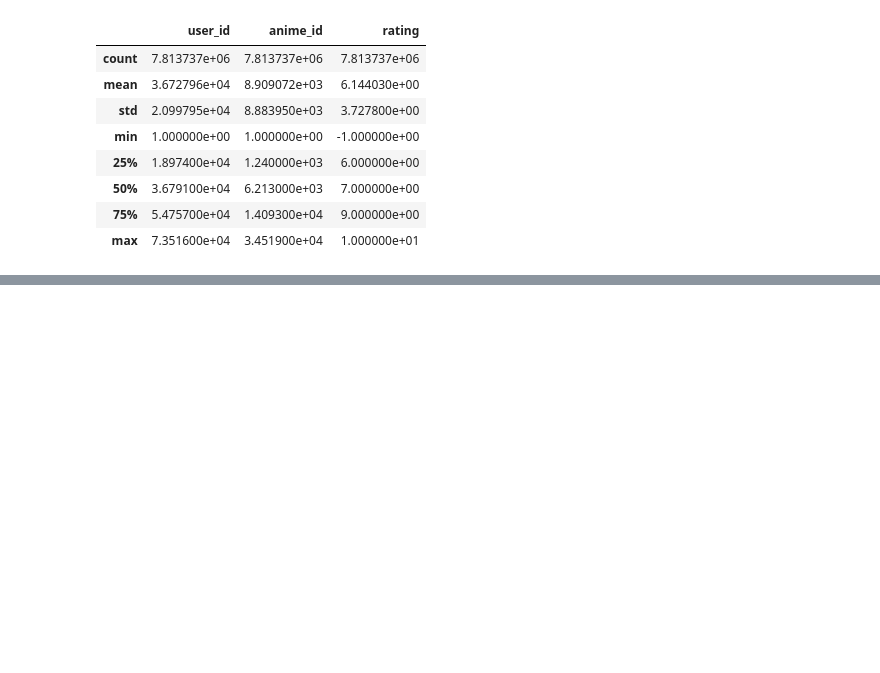
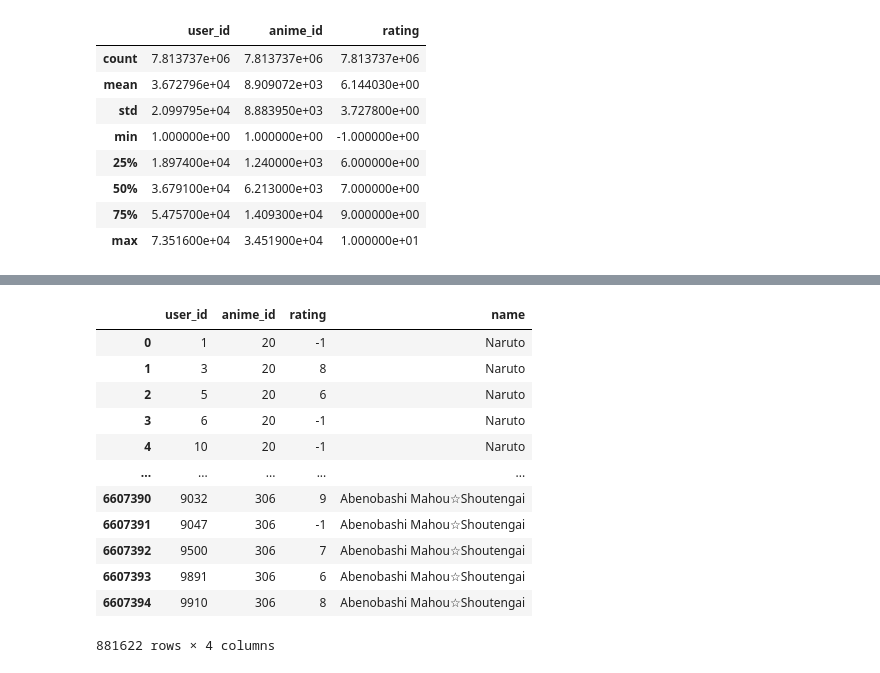
Before and after one commit to hargurjeet/Recommedation-Systems, a Jupyter notebook: Anime_Recommendation_Collborative_Filtering.ipynb, the cells around one changed output, grey strips where cells are left out. Saved outputs shown, nothing was run; the diff lists cells and outputs as text; code cells hidden in the pictures; blank space fills up the shorter version.

```diff
--- a/Anime_Recommendation_Collborative_Filtering.ipynb
+++ b/Anime_Recommendation_Collborative_Filtering.ipynb
@@ -97,0 +144,3 @@ merged_df.head()
+# %%
+highly_rated_anime = ratings[ratings.number_of_ratings>=1000].sort_values(by='number_of_ratings')
+highly_rated_anime.head()
@@ -97,0 +158,3 @@ merged_df.head()
+# %%
+restricted_anime_dataset = merged_df.merge(highly_rated_anime['anime_id'], how='inner', on='anime_id')
+restricted_anime_dataset.head()
@@ -97,0 +168,18 @@ merged_df.head()
+# %%
+Ten_thousand_users = restricted_anime_dataset[restricted_anime_dataset.user_id<=10000]
+# %%
+Ten_thousand_users
+# %% [output]
+|  | user_id | anime_id | rating | name |
+| 0 | 1 | 20 | -1 | Naruto |
+| 1 | 3 | 20 | 8 | Naruto |
+| 2 | 5 | 20 | 6 | Naruto |
+| 3 | 6 | 20 | -1 | Naruto |
+| 4 | 10 | 20 | -1 | Naruto |
+| ... | ... | ... | ... | ... |
+| 6607390 | 9032 | 306 | 9 | Abenobashi Mahou☆Shoutengai |
+| 6607391 | 9047 | 306 | -1 | Abenobashi Mahou☆Shoutengai |
+| 6607392 | 9500 | 306 | 7 | Abenobashi Mahou☆Shoutengai |
+| 6607393 | 9891 | 306 | 6 | Abenobashi Mahou☆Shoutengai |
+| 6607394 | 9910 | 306 | 8 | Abenobashi Mahou☆Shoutengai |
+881622 rows × 4 columns
```
Also changed, not shown: parts of 22 cells of this notebook.
